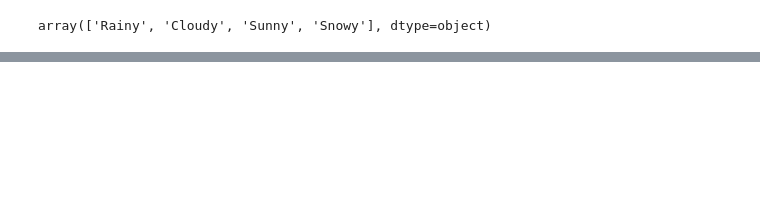
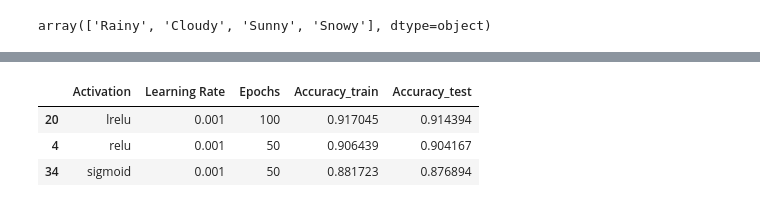
Before and after one commit to kjes4pres/Project_3_FYSSTK, a Jupyter notebook: Code/main/kjersti.ipynb, the cells around one changed output, grey strips where cells are left out. Drawn from its saved outputs; the diff is of its cells as text; code cells hidden in the pictures; blank space fills up the shorter version.

```diff
--- a/Code/main/kjersti.ipynb
+++ b/Code/main/kjersti.ipynb
@@ -212,28 +233,26 @@ for activation in activations:
     for lr in learning_rates:
         for epochs in epoch_options:
 
+            # Get the best architecture for the given activation function
+            num_hidden_layers = int(best_torch_model_arch[best_torch_model_arch['Activation'] == activation]['Hidden Layers'])
+            num_of_nodes = int(best_torch_model_arch[best_torch_model_arch['Activation'] == activation]['Nodes'])
+
+            # Make a model for a given set of hyperparameters
             model = WeatherNN(input_dim=input_dim, hidden_dim=num_of_nodes, num_hidden_layers=num_hidden_layers, output_dim=num_classes, activation=activation)
-            cost_function = nn.CrossEntropyLoss()
 
-            for epoch in range(epochs):
-                for X, y in train_loader:
-                    training_loss = model.train(X, y, lr)
+            # Train the model
+            training_model = model.train_model(train_loader, lr, epochs)
 
-            correct = 0
-            total = 0
-            for X, y in test_loader:
-                output = model.pred(X)
-                test_pred = torch.argmax(output, dim=1)
-                correct += (test_pred == y).sum().item()
-                total += y.size(0)
+            # Evalute accuracy of model
+            accuracy_train = model.evaluate(train_loader)
+            accuracy_test  = model.evaluate(test_loader)
 
-            accuracy = correct / total
-
-            print(f'Activation: {activation}, Learning Rate: {lr}, Test Accuracy: {accuracy:.4f}')
+            print(f'Activation: {activation}, Learning rate: {lr}, Number of epochs: {epochs}, Test Accuracy: {accuracy_test:.4f}')
 
             results.append({
                 'Activation': activation,
+                'Learning Rate': lr,
                 'Epochs': epochs,
-                'Learning Rate': lr,
-                'accuracy': accuracy})
+                'Accuracy_train': accuracy_train,
+                'Accuracy_test': accuracy_test})
 # %% [output]
@@ -272,0 +315,8 @@ for activation in activations:
+# %%
+best_model_torch_lrs = results_torch_lrs.loc[results_torch_lrs.groupby('Activation')['Accuracy_test'].idxmax()]
+best_model_torch_lrs
+# %% [output]
+|  | Activation | Learning Rate | Epochs | Accuracy_train | Accuracy_test |
+| 20 | lrelu | 0.001 | 100 | 0.917045 | 0.914394 |
+| 4 | relu | 0.001 | 50 | 0.906439 | 0.904167 |
+| 34 | sigmoid | 0.001 | 50 | 0.881723 | 0.876894 |
```
Also changed, not shown: parts of 35 cells of this notebook, 3 other files.
